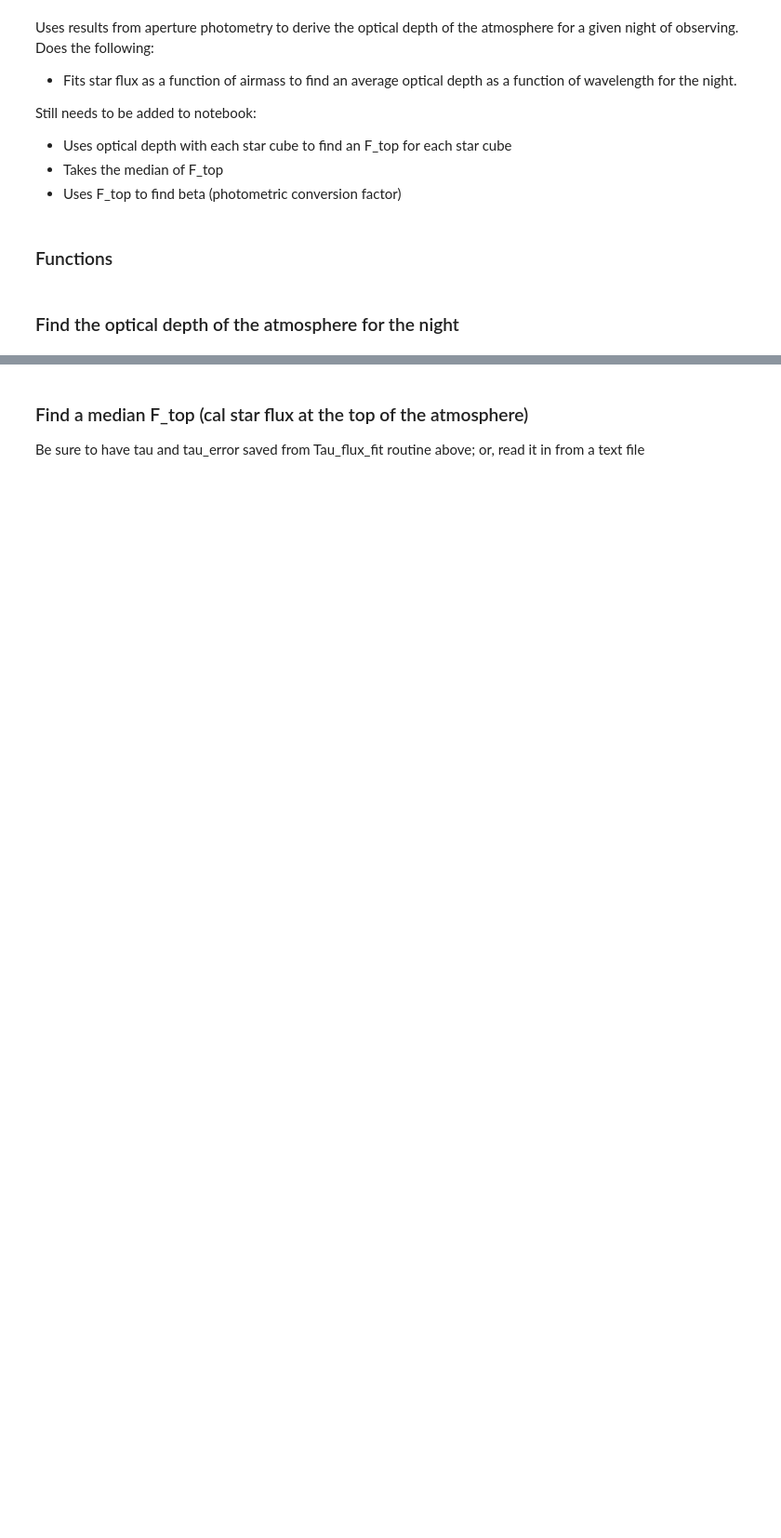
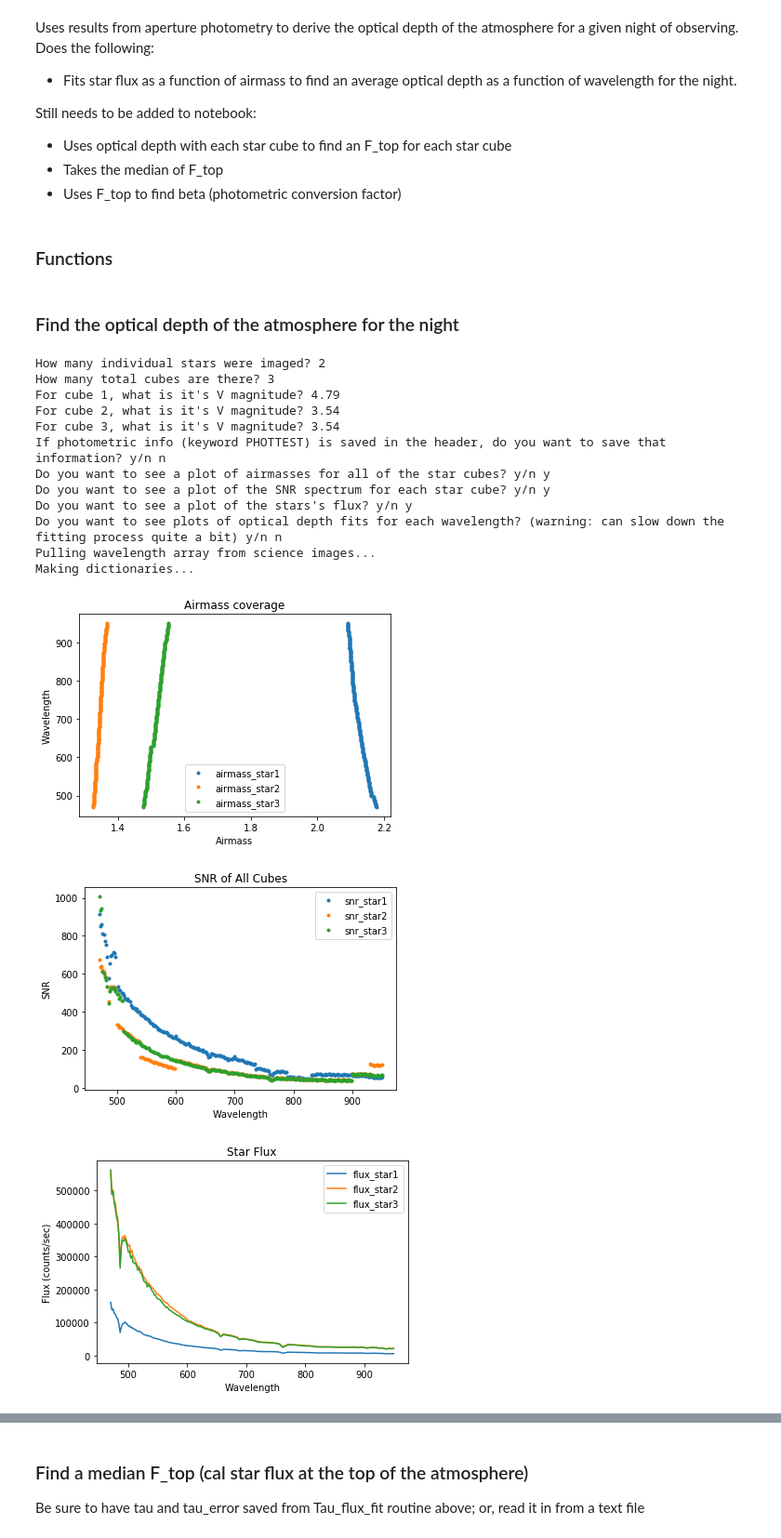
Before and after one commit to dahlek/NAIC_Pipeline, a Jupyter notebook: 4_Atm_fitting.ipynb, the cells around one changed output, grey strips where cells are left out. Shown at 93% size. Cells and saved outputs as stored; diff of their text form; code cells hidden in the pictures; blank space fills up the shorter version.

```diff
--- a/4_Atm_fitting.ipynb
+++ b/4_Atm_fitting.ipynb
@@ -259,7 +259,23 @@ def tau_flux_fit(science_directory, science_list, starlist_directory, star_direc
 # %%
 # Sample use:
 # Will return an additional output, tau_wl, if im[0].header['lambda'] aren't the same as np.inspace(470,950,241)
-tau,tau_error,tau_wl = tau_flux_fit('/Volumes/external_hd/march2017/redo/jupiter/',\
-            '/Volumes/external_hd/march2017/march_2017_sciimages',\
-            '/Volumes/external_hd/march2017/redo/calstars/',\
-            '/Volumes/external_hd/march2017/redo/calstars/',25,4)
+tau,tau_error = tau_flux_fit('/Volumes/PAL/emmas_stuff/PJ19_data/jup1/',\
+            '/Volumes/PAL/emmas_stuff/PJ19_data/juplist1',\
+            '/Volumes/PAL/emmas_stuff/PJ19_data/',\
+            '/Volumes/PAL/emmas_stuff/PJ19_data/reduced/',25,4)
+# %% [output]
+How many individual stars were imaged? 2
+How many total cubes are there? 3
+For cube 1, what is it's V magnitude? 4.79
+For cube 2, what is it's V magnitude? 3.54
+For cube 3, what is it's V magnitude? 3.54
+If photometric info (keyword PHOTTEST) is saved in the header, do you want to save that information? y/n n
+Do you want to see a plot of airmasses for all of the star cubes? y/n y
+Do you want to see a plot of the SNR spectrum for each star cube? y/n y
+Do you want to see a plot of the stars's flux? y/n y
+Do you want to see plots of optical depth fits for each wavelength? (warning: can slow down the fitting process quite a bit) y/n n
+Pulling wavelength array from science images...
+Making dictionaries...
+[figure, added]
+[figure, added]
+[figure, added]
```
Also changed, not shown: parts of 5 cells of this notebook, 2 other files.
